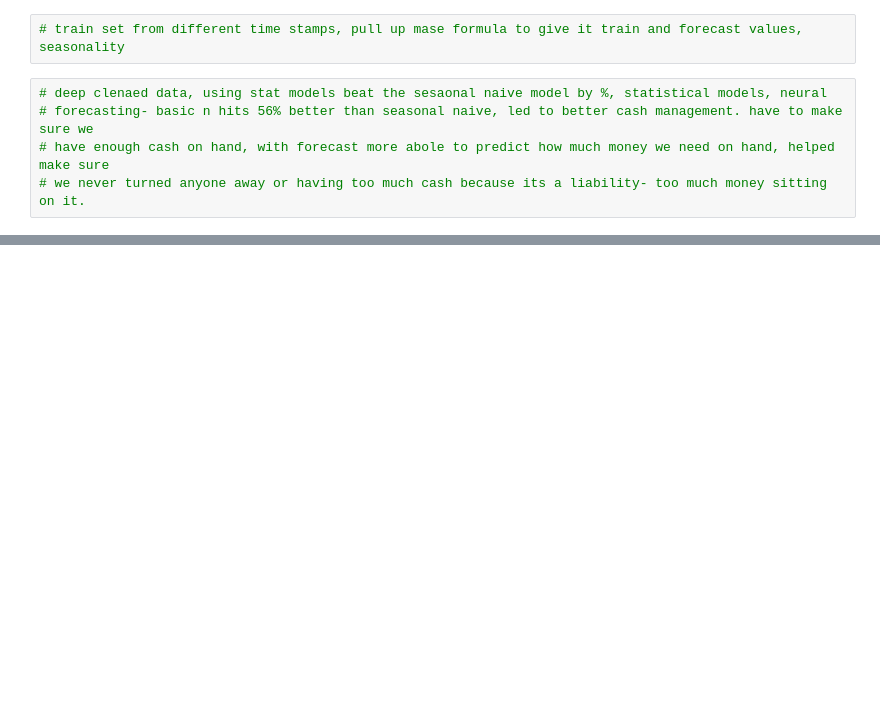
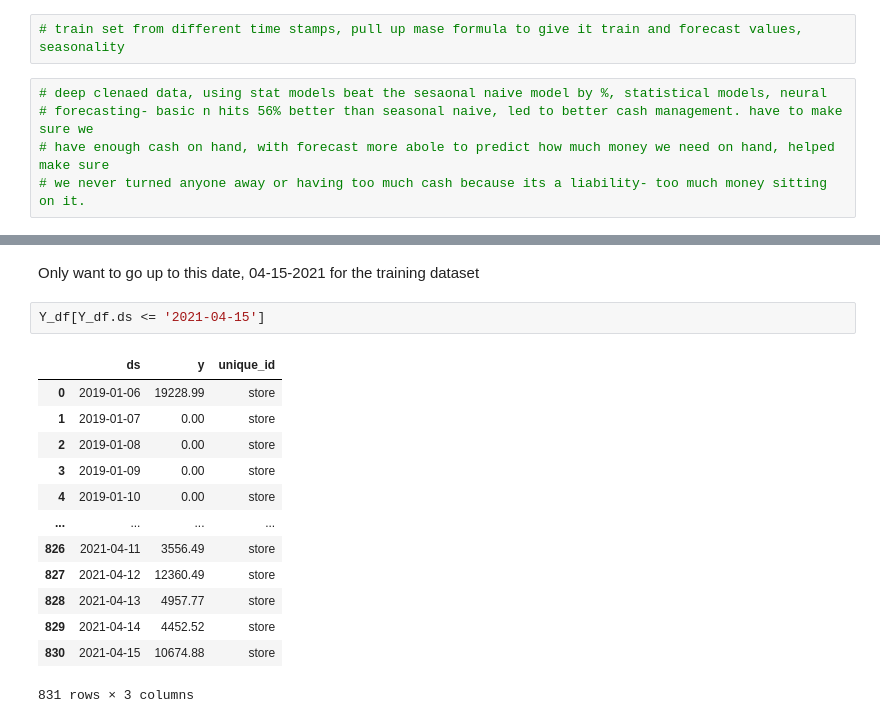
Before and after one commit to kassandratrejo/StatsForecast, a Jupyter notebook: Checks_List.ipynb, the cells around one changed output, grey strips where cells are left out. Drawn from its saved outputs; the diff is of its cells as text; blank space fills up the shorter version.

```diff
--- a/Checks_List.ipynb
+++ b/Checks_List.ipynb
@@ -620,0 +666,18 @@ from datasetsforecast.losses import mase, smape
+# %% [markdown]
+Only want to go up to this date, 04-15-2021 for the training dataset
+# %%
+Y_df[Y_df.ds <= '2021-04-15']
+# %% [output]
+|  | ds | y | unique_id |
+| 0 | 2019-01-06 | 19228.99 | store |
+| 1 | 2019-01-07 | 0.00 | store |
+| 2 | 2019-01-08 | 0.00 | store |
+| 3 | 2019-01-09 | 0.00 | store |
+| 4 | 2019-01-10 | 0.00 | store |
+| ... | ... | ... | ... |
+| 826 | 2021-04-11 | 3556.49 | store |
+| 827 | 2021-04-12 | 12360.49 | store |
+| 828 | 2021-04-13 | 4957.77 | store |
+| 829 | 2021-04-14 | 4452.52 | store |
+| 830 | 2021-04-15 | 10674.88 | store |
+831 rows × 3 columns
```
Also changed, not shown: parts of 35 cells of this notebook.
